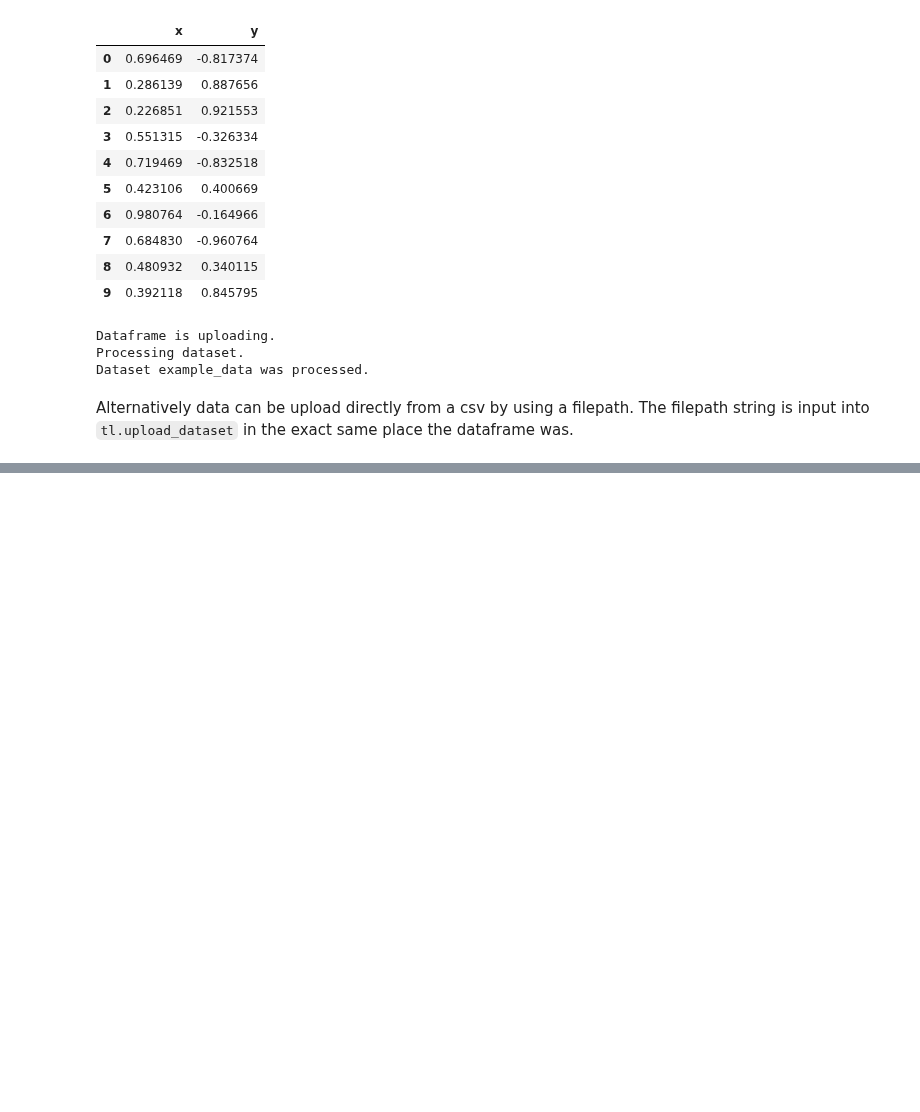
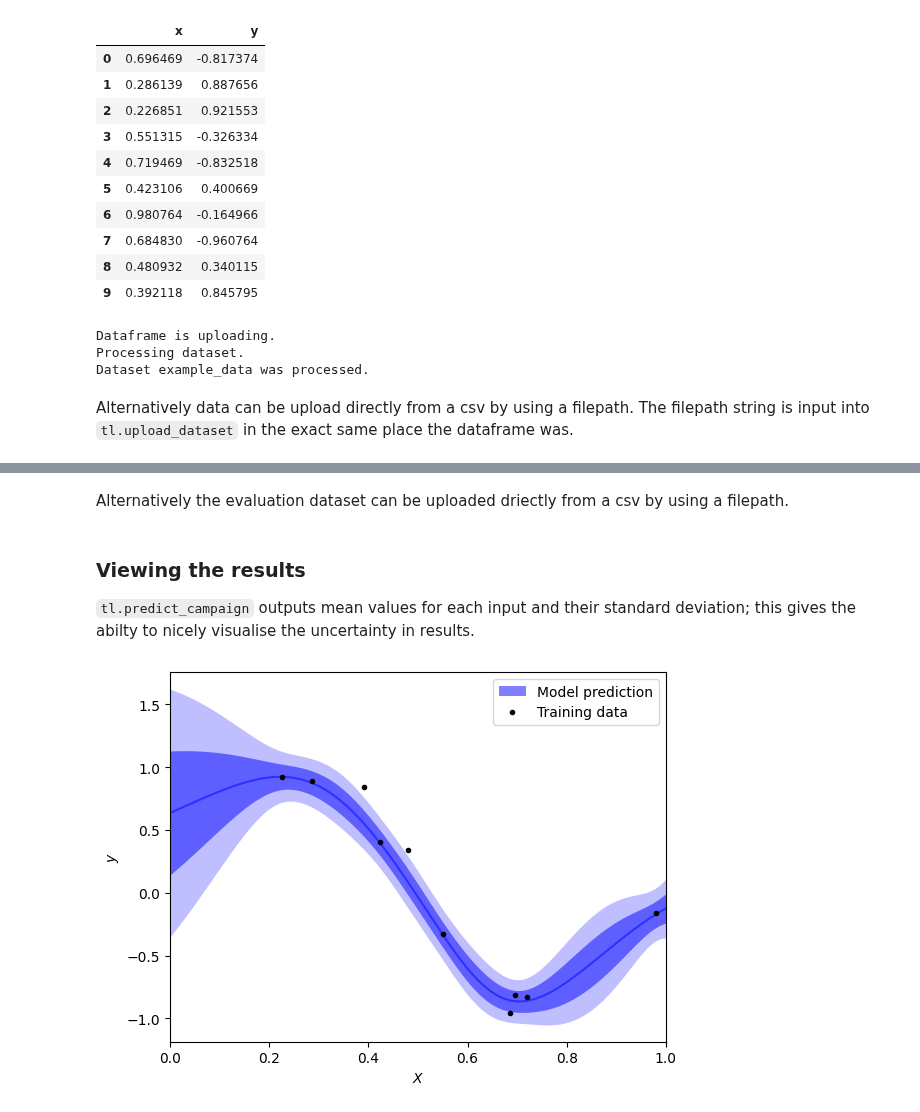
Before and after one commit to digiLab-ai/twinLab-Tutorials, a Jupyter notebook: Advanced_Quickstart.ipynb, the cells around one changed output, grey strips where cells are left out. Cells and saved outputs as stored; diff of their text form; code cells hidden in the pictures; blank space fills up the shorter version.

```diff
--- a/Advanced_Quickstart.ipynb
+++ b/Advanced_Quickstart.ipynb
@@ -19,0 +24,9 @@ import twinlab as tl
+# %%
+# Set the API key
+tl.set_api_key("my_api_key")
+
+# Set the server url
+tl.set_server_url("http://twinlab.digilab.co.uk/prod")
+
+# Check which url is being used
+tl.get_server_url()
@@ -104,0 +207,7 @@ tl.view_dataset(dataset_id)
+# %%
+x_eval = np.linspace(0,1,128)
+
+df_eval = pd.DataFrame({'x':x_eval})
+display(df_eval)
+
+df_mean, df_std = tl.predict_campaign(df_eval, campaign_id)
@@ -104,0 +228,42 @@ tl.view_dataset(dataset_id)
+# %% [markdown]
+Alternatively the evaluation dataset can be uploaded driectly from a csv by using a filepath.
+# %%
+df_eval_filepath = "example_data_folder/example_eval_data.csv"
+
+df_mean, df_std = tl.predict_campaign(df_eval, campaign_id)
+# %% [markdown]
+### Viewing the results
+`tl.predict_campaign` outputs mean values for each input and their standard deviation; this gives the abilty to nicely visualise the uncertainty in results.
+# %%
+import matplotlib.pyplot as plt
+
+# Plot parameters
+nsigs = [1, 2]
+# nsigs = [0.674, 1.960, 2.576]
+color = "blue"
+alpha = 0.5
+plot_training_data = True
+plot_model_mean = True
+plot_model_bands = True
+
+# Plot results
+grid = df_eval["x"]
+mean = df_mean["y"]
+err = df_std["y"]
+if plot_model_bands:
+    label = r"Model prediction"
+    plt.fill_between(grid, np.nan, np.nan, lw=0, color=color, alpha=alpha, label=label)
+    for isig, nsig in enumerate(nsigs):
+        plt.fill_between(grid, mean-nsig*err, mean+nsig*err, lw=0, color=color, alpha=alpha/(isig+1))
+if plot_model_mean:
+    label = r"Model prediction" if not plot_model_bands else None
+    plt.plot(grid, mean, color=color, alpha=alpha, label=label)
+if plot_training_data:
+    plt.plot(df["x"], df["y"], ".", color="black", label="Training data")
+plt.xlim((0.0, 1.0))
+plt.xlabel(r"$X$")
+plt.ylabel(r"$y$")
+plt.legend()
+plt.show()
+# %% [output]
+[figure, added]
```
Also changed, not shown: parts of 22 cells of this notebook.
